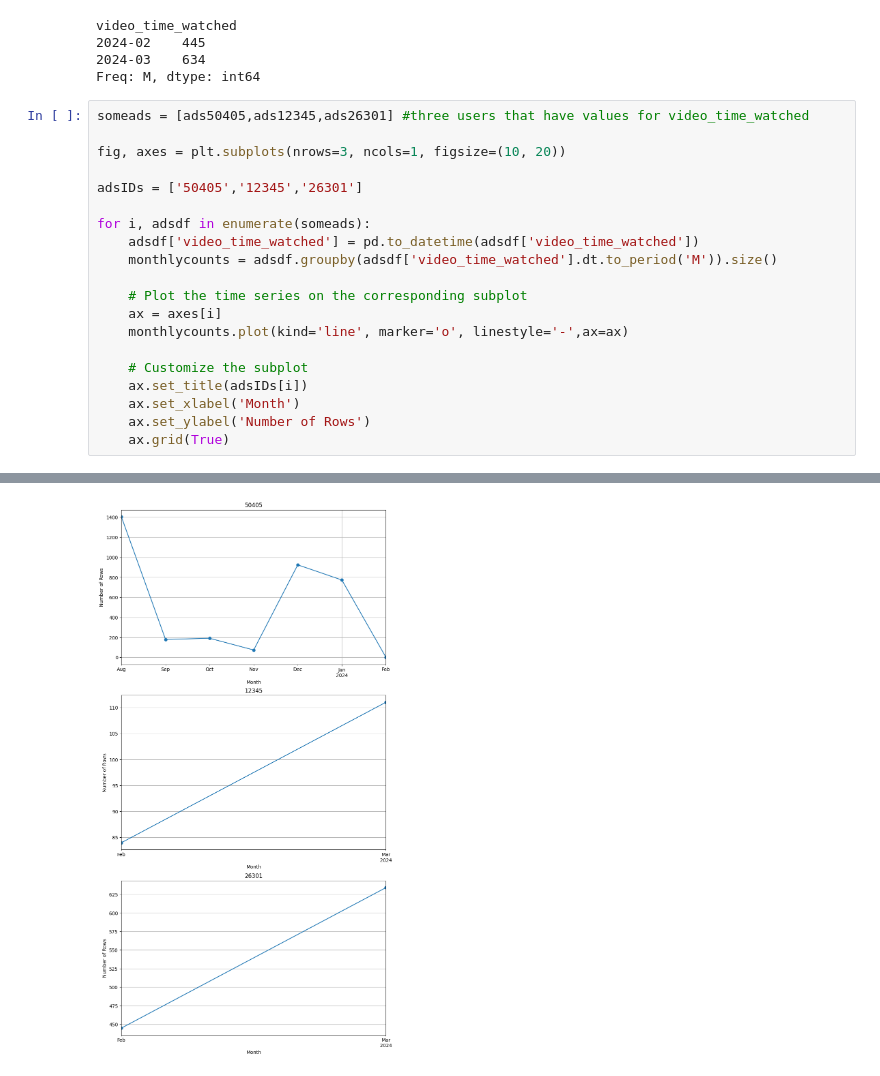
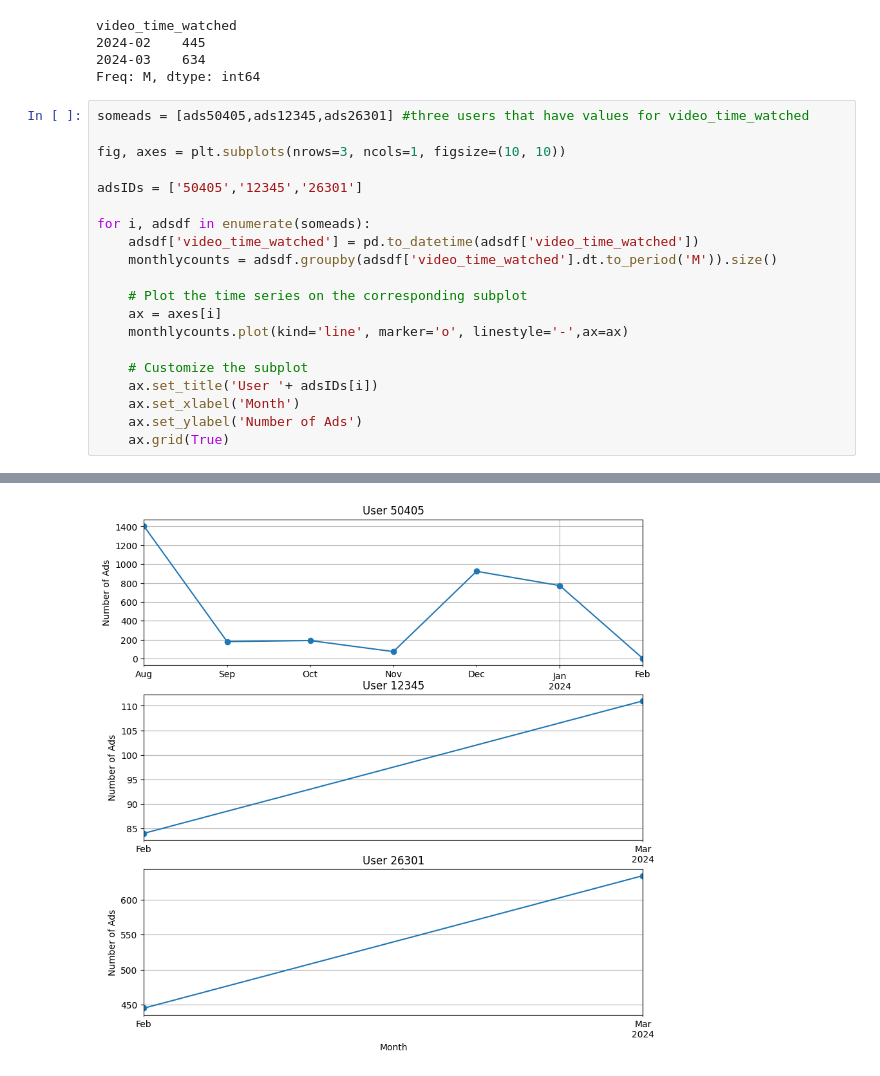
Before and after one commit to Dorajyl/CS315_FinalProject, a Jupyter notebook: CompleteDateTime.ipynb, the cells around one changed output, grey strips where cells are left out. Cells and saved outputs as stored; diff of their text form.

```diff
--- a/CompleteDateTime.ipynb
+++ b/CompleteDateTime.ipynb
@@ -150,37 +150,37 @@ Freq: M, dtype: int64
 # %%
 someads = [ads50405,ads12345,ads26301] #three users that have values for video_time_watched
 
-fig, axes = plt.subplots(nrows=3, ncols=1, figsize=(10, 20))
+fig, axes = plt.subplots(nrows=3, ncols=1, figsize=(10, 10))
 
 adsIDs = ['50405','12345','26301']
 
 for i, adsdf in enumerate(someads):
     adsdf['video_time_watched'] = pd.to_datetime(adsdf['video_time_watched'])
     monthlycounts = adsdf.groupby(adsdf['video_time_watched'].dt.to_period('M')).size()
 
     # Plot the time series on the corresponding subplot
     ax = axes[i]
     monthlycounts.plot(kind='line', marker='o', linestyle='-',ax=ax)
 
     # Customize the subplot
-    ax.set_title(adsIDs[i])
+    ax.set_title('User '+ adsIDs[i])
     ax.set_xlabel('Month')
-    ax.set_ylabel('Number of Rows')
+    ax.set_ylabel('Number of Ads')
     ax.grid(True)
 # %% [output]
 A value is trying to be set on a copy of a slice from a DataFrame.
 Try using .loc[row_indexer,col_indexer] = value instead
 
 See the caveats in the documentation: https://pandas.pydata.org/pandas-docs/stable/user_guide/indexing.html#returning-a-view-versus-a-copy
   adsdf['video_time_watched'] = pd.to_datetime(adsdf['video_time_watched'])
 A value is trying to be set on a copy of a slice from a DataFrame.
 Try using .loc[row_indexer,col_indexer] = value instead
 
 See the caveats in the documentation: https://pandas.pydata.org/pandas-docs/stable/user_guide/indexing.html#returning-a-view-versus-a-copy
   adsdf['video_time_watched'] = pd.to_datetime(adsdf['video_time_watched'])
 A value is trying to be set on a copy of a slice from a DataFrame.
 Try using .loc[row_indexer,col_indexer] = value instead
 
 See the caveats in the documentation: https://pandas.pydata.org/pandas-docs/stable/user_guide/indexing.html#returning-a-view-versus-a-copy
   adsdf['video_time_watched'] = pd.to_datetime(adsdf['video_time_watched'])
-[figure, old version]
+[figure, new version]
```
